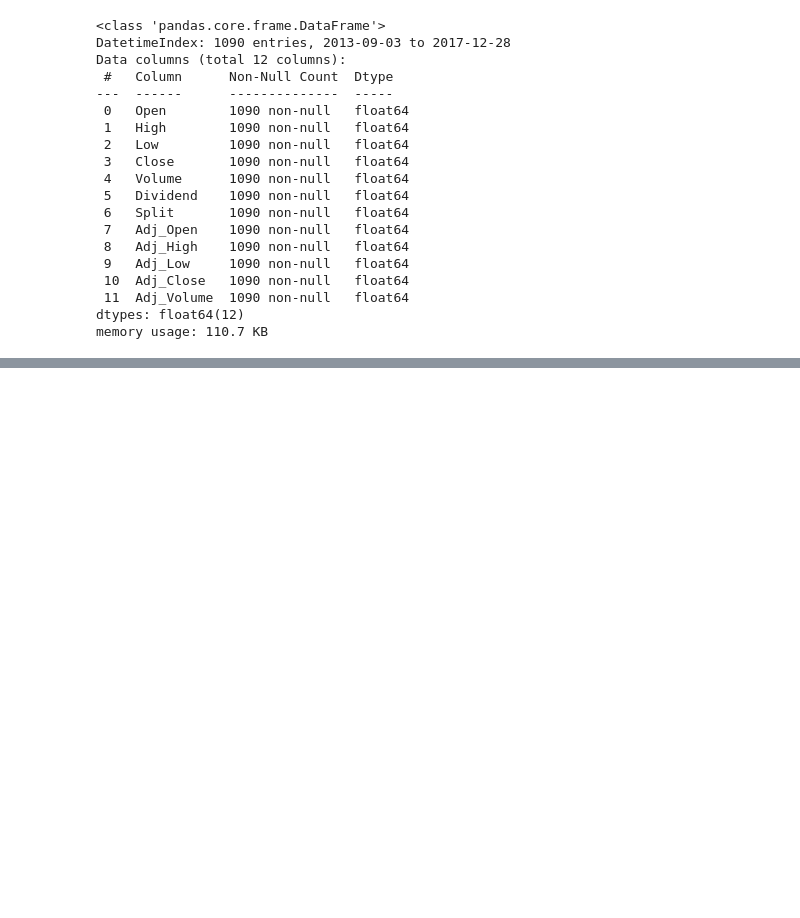
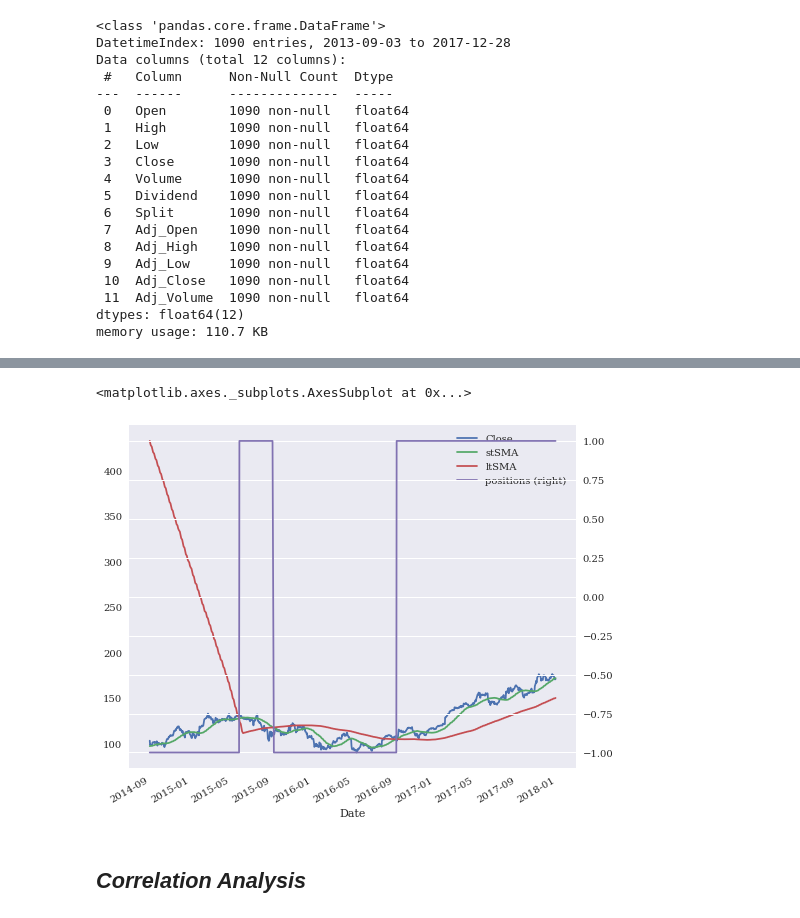
Before and after one commit to m-dabo/PfF, a Jupyter notebook: PfF - YH.ipynb, the cells around one changed output, grey strips where cells are left out. Drawn from its saved outputs; the diff is of its cells as text; code cells hidden in the pictures; blank space fills up the shorter version.

```diff
--- a/PfF - YH.ipynb
+++ b/PfF - YH.ipynb
@@ -531,0 +623,12 @@ memory usage: 110.7 KB
+# %%
+## Graphical representation of the trading strategy
+data.dropna(inplace = True)
+# indicator variable for identifying long and short positions
+data['positions'] = np.where(data['stSMA'] > data['ltSMA'], 1, -1)
+data[['Close', 'stSMA', 'ltSMA', 'positions']].plot(
+    figsize = (8, 7), secondary_y = 'positions')
+# %% [output]
+<matplotlib.axes._subplots.AxesSubplot at 0x...>
+[figure, added]
+# %% [markdown]
+## ***Correlation Analysis***
```
Also changed, not shown: parts of 19 cells of this notebook.
